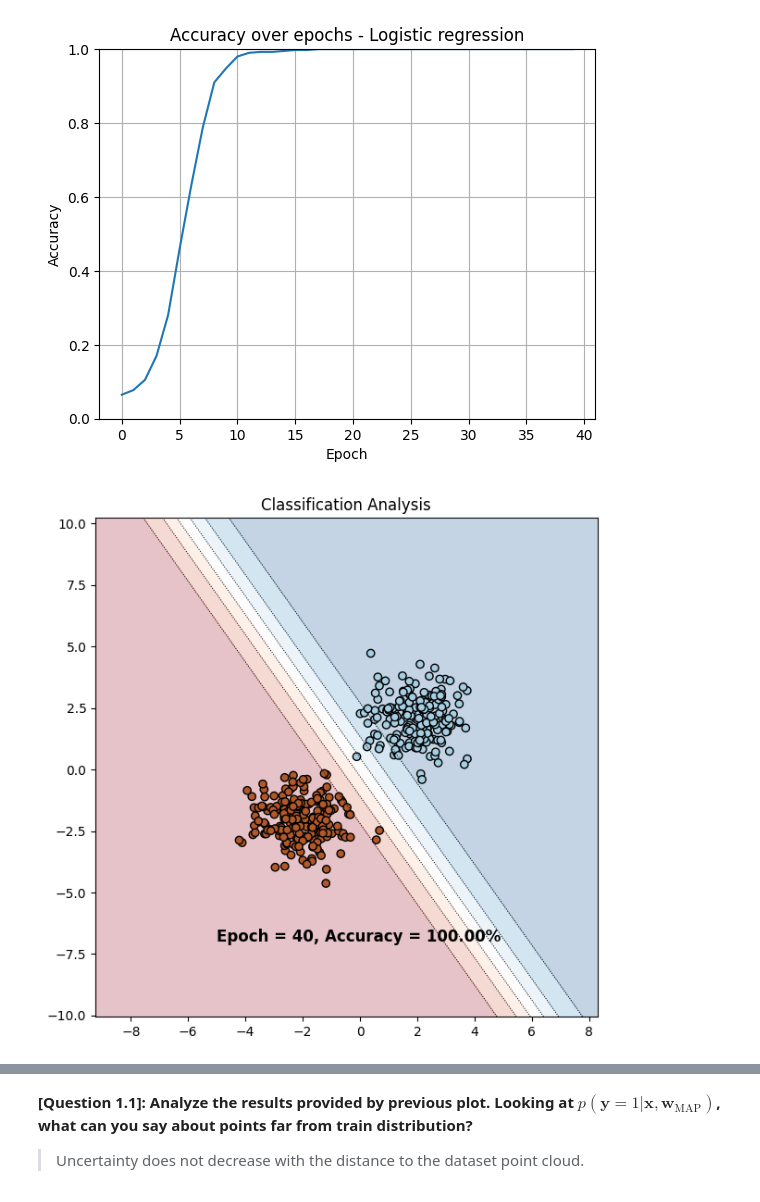
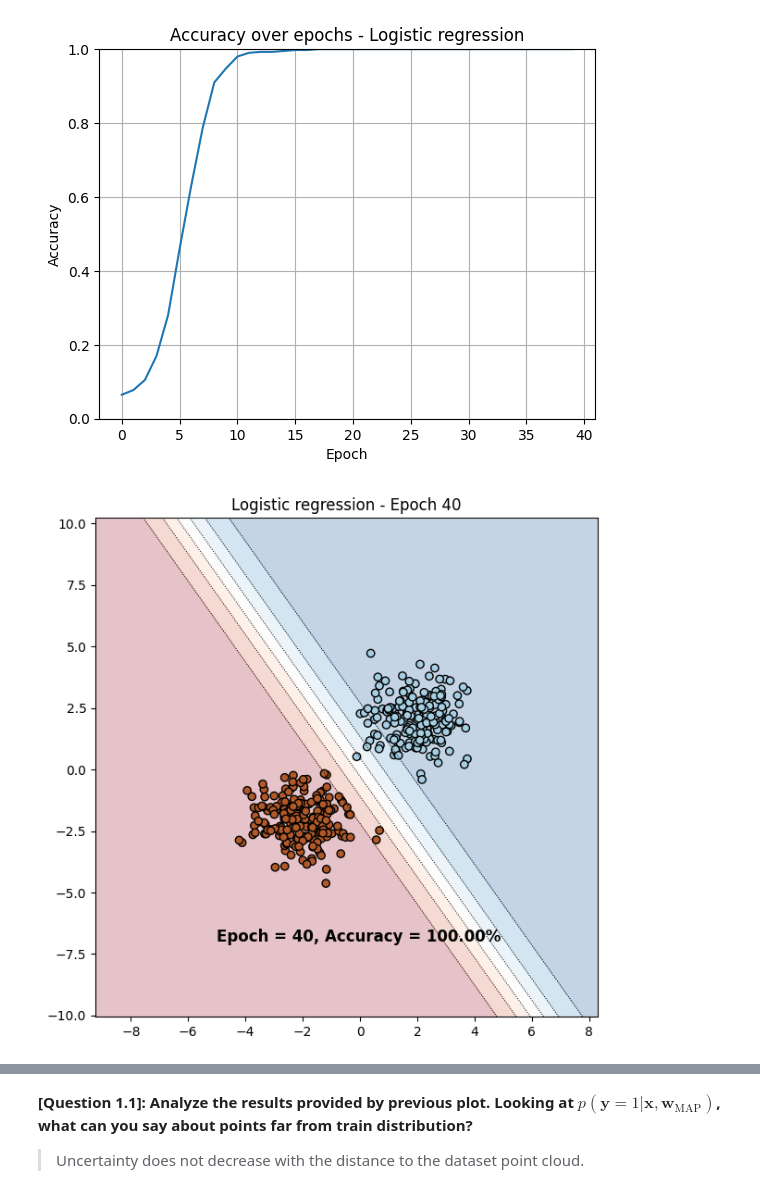
Before and after one commit to balthazarneveu/MVA23_DEEP_LEARNING_THEORY_FOUNDATIONS, a Jupyter notebook: TP2_Approximate_Inference.ipynb, the cells around one changed output, grey strips where cells are left out. Drawn from its saved outputs; the diff is of its cells as text; code cells hidden in the pictures.

Commit message:
Logistic regression learning

```diff
--- a/TP2_Approximate_Inference.ipynb
+++ b/TP2_Approximate_Inference.ipynb
@@ -222,32 +222,33 @@ plt.show()
 # %%
 def plot_logistic_fitting(epoch: int=1, save_dir: Optional[Path]=None):
     assert epoch>0
     fig, ax = plt.subplots(figsize=(7,7))
     current_net = checkpoints[epoch-1]
     with torch.no_grad():
         y_pred = current_net(X).squeeze()
         # accuracy = ((y_pred.cpu() > 0.5)*1. == y).float().mean()
         accuracy = get_accurary_logistic_reg(y_pred, y_device)
     # For plotting and showing learning process at each epoch
     plot_decision_boundary(current_net, X, y, epoch-1, accuracy,
                             model_type='classic', tloc=TEXT_LOCATION, ax=ax,
-                            force_display=True if save_dir is None else False)
+                            force_display=True if save_dir is None else False,
+                            title=f"Logistic regression - Epoch {epoch}")
     path = None
     if save_dir is not None:
         save_dir.mkdir(parents=True, exist_ok=True)
         path = save_dir/f"logistic_regression_{epoch:02d}"
         plt.savefig(path)
         plt.gcf().clear()
         del fig
         # print(f"Saved {path}")
     else:
         plt.show();
     return path
 # Show last epoch logistic regession plot
-plot_logistic_fitting(epoch=1)
+# plot_logistic_fitting(epoch=1)
 plot_logistic_fitting(epoch=N_EPOCHS)
 # %% [output]
-[figure, old version]
+[figure, new version]
 # %%
 # % Save animation of learning process to disk
 path_list =[]
```
Also changed, not shown: parts of 2 cells of this notebook, 3 other files.
